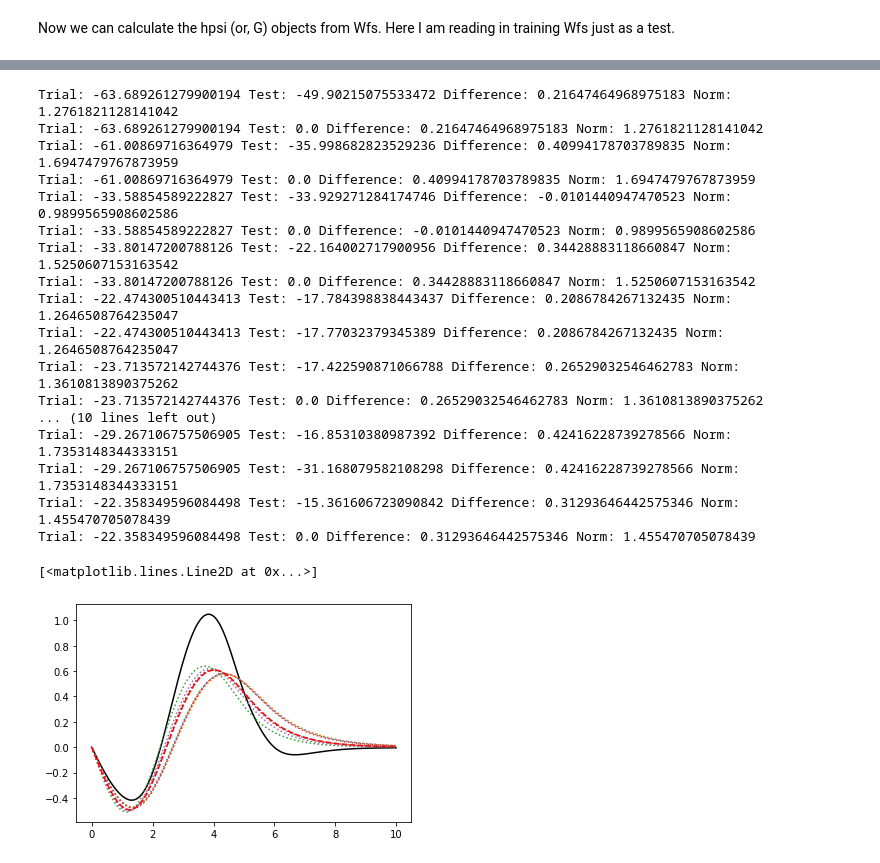
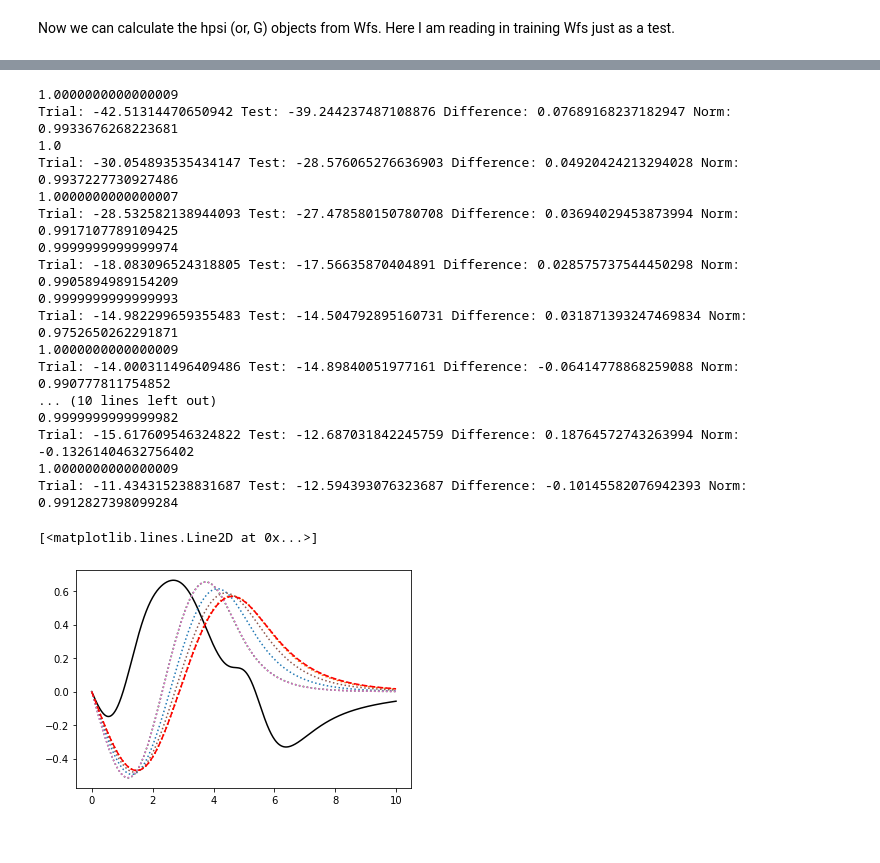
Before and after one commit to ascsn/nuclear-dimensionality-reduction-book, a Jupyter notebook: EC/GalerkinEC.ipynb, the cells around one changed output, grey strips where cells are left out. Drawn from its saved outputs; the diff is of its cells as text; code cells hidden in the pictures.

Commit message:
multiple params working

```diff
--- a/EC/GalerkinEC.ipynb
+++ b/EC/GalerkinEC.ipynb
@@ -444,13 +516,13 @@ The inputs, outputs, and WFs are copied to a results folder (this can be changed
 
 default_params = {"t0":-2483.45,"x0":0.77600,"t1":484.2300,"x1":-0.31700,"t2":-556.6900,"x2":-1.0,"t3":13757.0,"x3":1.2630,"w0":125.0,"sig":6.0}
 params = [\
-          {"t0":-2263.45,"x0":0.77600,"t1":484.2300,"x1":-0.31700,"t2":-556.6900,"x2":-1.0,"t3":12757.0,"x3":1.2630,"w0":125.0,"sig":6.0},\
-          {"t0":-2383.45,"x0":0.77600,"t1":484.2300,"x1":-0.31700,"t2":-556.6900,"x2":-1.0,"t3":13757.0,"x3":1.2630,"w0":125.0,"sig":6.0},\
-          {"t0":-2523.45,"x0":0.77600,"t1":484.2300,"x1":-0.31700,"t2":-556.6900,"x2":-1.0,"t3":13257.0,"x3":1.2630,"w0":125.0,"sig":6.0},\
-          {"t0":-2523.45,"x0":0.77600,"t1":484.2300,"x1":-0.31700,"t2":-556.6900,"x2":-1.0,"t3":14757.0,"x3":1.2630,"w0":125.0,"sig":6.0},\
-          {"t0":-2583.45,"x0":0.77600,"t1":484.2300,"x1":-0.31700,"t2":-556.6900,"x2":-1.0,"t3":14157.0,"x3":1.2630,"w0":125.0,"sig":6.0},\
-          {"t0":-2443.45,"x0":0.77600,"t1":484.2300,"x1":-0.31700,"t2":-556.6900,"x2":-1.0,"t3":13357.0,"x3":1.2630,"w0":125.0,"sig":6.0},\
           {"t0":-2483.45,"x0":0.77600,"t1":484.2300,"x1":-0.31700,"t2":-556.6900,"x2":-1.0,"t3":13757.0,"x3":1.2630,"w0":125.0,"sig":6.0},\
+          {"t0":-2383.45,"x0":0.77600,"t1":514.2300,"x1":-0.31700,"t2":-556.6900,"x2":-1.0,"t3":13757.0,"x3":1.2630,"w0":125.0,"sig":6.0},\
+          {"t0":-2583.45,"x0":0.77600,"t1":454.2300,"x1":-0.31700,"t2":-556.6900,"x2":-1.0,"t3":13757.0,"x3":1.2630,"w0":125.0,"sig":6.0},\
+          {"t0":-2383.45,"x0":0.77600,"t1":484.2300,"x1":-0.31700,"t2":-556.6900,"x2":-1.0,"t3":13957.0,"x3":1.2630,"w0":125.0,"sig":6.0},\
+          {"t0":-2583.45,"x0":0.77600,"t1":484.2300,"x1":-0.31700,"t2":-556.6900,"x2":-1.0,"t3":13557.0,"x3":1.2630,"w0":125.0,"sig":6.0},\
+          {"t0":-2383.45,"x0":0.77600,"t1":484.2300,"x1":-0.31700,"t2":-556.6900,"x2":-1.0,"t3":13557.0,"x3":1.2630,"w0":125.0,"sig":6.0},\
+          {"t0":-2583.45,"x0":0.77600,"t1":484.2300,"x1":-0.31700,"t2":-556.6900,"x2":-1.0,"t3":13557.0,"x3":1.2630,"w0":125.0,"sig":6.0},\
          ]
 
 errors = []
@@ -551,17 +633,20 @@ print("Training with {} WFs, each one with {} total states".format(train_num,sum
 ak = np.zeros((train_num,sum(levels)))
 lam = np.zeros((sum(levels)))
 coeffs = np.zeros((train_num*sum(levels) + sum(levels)))
-coeffs[0:train_num*sum(levels)] = 0.5
+coeffs[0:train_num*sum(levels)] = 0.1
 coeffs[train_num*sum(levels):] = 25.0
 #coeffs = sol.x
 
-test_params = {"t0":-2471.45,"x0":0.77600,"t1":484.2300,"x1":-0.31700,"t2":-556.6900,"x2":-1.0,"t3":13654.0,"x3":1.2630,"w0":125.0,"sig":6.0}
+test_params = {"t0":-2392.45,"x0":0.77600,"t1":456.2300,"x1":-0.31700,"t2":-556.6900,"x2":-1.0,"t3":13629.0,"x3":1.2630,"w0":125.0,"sig":6.0}
 #galerkin(coeffs,wfs,states,levels,test_params)
 
-hybr_dict = {'col_deriv': 0, 'xtol': 1.49012e-8, 'maxfev': 500, 'band': None, 'eps': None, 'factor': 100, 'diag': None}
-sol = optimize.root(galerkin, coeffs, args=(train_wfs,states,levels,default_params), method='hybr', options=hybr_dict)
+hybr_dict = {'col_deriv': 0, 'xtol': 1.49012e-20, 'ftol': 1.49012e-12,'maxfev': 15000, 'band': None, 'eps': None, 'factor': 1, 'diag': None}
+#sol = optimize.root(galerkin, coeffs, args=(train_wfs,states,levels,test_params), method='df-sane',options={"maxfev":1000,"disp":True})#, options=hybr_dict)
+#sol = optimize.root(galerkin, coeffs, args=(train_wfs,sortstates,levels,test_params), method='krylov',options={"maxiter":300,"disp":True})#, options=hybr_dict)
+#sol = optimize.root(galerkin, coeffs, args=(train_wfs,states,levels,test_params), method='lm',options={"maxiter":400})#, options=hybr_dict)
+sol = optimize.root(galerkin, coeffs, args=(train_wfs,sortstates,levels,test_params), method='hybr', options=hybr_dict)
 print(sol.x)
-print(galerkin(sol.x,train_wfs,states,levels,test_params))
+print(galerkin(sol.x,train_wfs,sortstates,levels,test_params))
 print("Total time took: {}".format(time.time()-start_time))
 # %% [output]
 Training with 7 WFs, each one with 13 total states
@@ -588,14 +684,13 @@ with cwd('../HF/'):
     errors.append(run_HF("test",0))
 # %%
 # Make trial WF and hpsi with solved coeffs
-trial_wf = make_wf(sol.x,train_wfs,states,levels)
+trial_wf = make_wf(sol.x,train_wfs,sortstates,levels)
 trial_hpsi = get_hpsi(test_params,h,nbox,lmax,nmax,sortstates,sortenergies,trial_wf)
-
 # Read in the cheated test
 restartfile = '../HF/results/wf_numpy.bin.test'
 h,nbox,lmax,nmax,sorts,sorte,test_wf = read_wfs(restartfile)
 test_hpsi = get_hpsi(test_params,h,nbox,lmax,nmax,sorts,sorte,test_wf)
-test_hpsi_2 = compute_hpsi(test_params,h,nbox,lmax,nmax,sortstates,sortenergies,wf)
+#test_hpsi_2 = compute_hpsi(test_params,h,nbox,lmax,nmax,sortstates,sortenergies,test_wf)
 
 for isospin in range(2):
         for j in range(levels[isospin]):
@@ -603,43 +698,43 @@ for isospin in range(2):
             i_l = sortstates[isospin,1,j]
             i_n = sortstates[isospin,0,j]-1
             norm = np.dot(h*test_wf[isospin,i_s,i_l,i_n,:],trial_wf[isospin,i_s,i_l,i_n,:])
+            print(h*np.dot(test_wf[isospin,i_s,i_l,i_n,:],test_wf[isospin,i_s,i_l,i_n,:]))
             trial_sp = np.dot(-h*trial_hpsi[isospin,i_s,i_l,i_n,:],trial_wf[isospin,i_s,i_l,i_n,:])
             test_sp = np.dot(-h*test_hpsi[isospin,i_s,i_l,i_n,:],test_wf[isospin,i_s,i_l,i_n,:])
-            test_sp_2 = np.dot(-h*test_hpsi_2[isospin,i_s,i_l,i_n,:],test_wf[isospin,i_s,i_l,i_n,:])
+            #test_sp_2 = np.dot(-h*test_hpsi_2[isospin,i_s,i_l,i_n,:],test_wf[isospin,i_s,i_l,i_n,:])
             print("Trial: {trial} Test: {test} Difference: {diff} Norm: {norm}".format(trial=trial_sp,test=test_sp,diff=(trial_sp-test_sp)/trial_sp,norm=norm))
-            print("Trial: {trial} Test: {test} Difference: {diff} Norm: {norm}".format(trial=trial_sp,test=test_sp_2,diff=(trial_sp-test_sp)/trial_sp,norm=norm))
 # %% [output]
-Trial: -63.689261279900194 Test: -49.90215075533472 Difference: 0.21647464968975183 Norm: 1.2761821128141042
-Trial: -63.689261279900194 Test: 0.0 Difference: 0.21647464968975183 Norm: 1.2761821128141042
-Trial: -61.00869716364979 Test: -35.998682823529236 Difference: 0.40994178703789835 Norm: 1.6947479767873959
-Trial: -61.00869716364979 Test: 0.0 Difference: 0.40994178703789835 Norm: 1.6947479767873959
-Trial: -33.58854589222827 Test: -33.929271284174746 Difference: -0.0101440947470523 Norm: 0.9899565908602586
-Trial: -33.58854589222827 Test: 0.0 Difference: -0.0101440947470523 Norm: 0.9899565908602586
-Trial: -33.80147200788126 Test: -22.164002717900956 Difference: 0.34428883118660847 Norm: 1.5250607153163542
-Trial: -33.80147200788126 Test: 0.0 Difference: 0.34428883118660847 Norm: 1.5250607153163542
-Trial: -22.474300510443413 Test: -17.784398838443437 Difference: 0.2086784267132435 Norm: 1.2646508764235047
-Trial: -22.474300510443413 Test: -17.77032379345389 Difference: 0.2086784267132435 Norm: 1.2646508764235047
-Trial: -23.713572142744376 Test: -17.422590871066788 Difference: 0.26529032546462783 Norm: 1.3610813890375262
-Trial: -23.713572142744376 Test: 0.0 Difference: 0.26529032546462783 Norm: 1.3610813890375262
+1.0000000000000009
+Trial: -42.51314470650942 Test: -39.244237487108876 Difference: 0.07689168237182947 Norm: 0.9933676268223681
+1.0
+Trial: -30.054893535434147 Test: -28.576065276636903 Difference: 0.04920424213294028 Norm: 0.9937227730927486
+1.0000000000000007
+Trial: -28.532582138944093 Test: -27.478580150780708 Difference: 0.03694029453873994 Norm: 0.9917107789109425
+0.9999999999999974
+Trial: -18.083096524318805 Test: -17.56635870404891 Difference: 0.028575737544450298 Norm: 0.9905894989154209
+0.9999999999999993
+Trial: -14.982299659355483 Test: -14.504792895160731 Difference: 0.031871393247469834 Norm: 0.9752650262291871
+1.0000000000000009
+Trial: -14.000311496409486 Test: -14.89840051977161 Difference: -0.06414778868259088 Norm: 0.990777811754852
 ... (10 lines left out)
-Trial: -29.267106757506905 Test: -16.85310380987392 Difference: 0.42416228739278566 Norm: 1.7353148344333151
-Trial: -29.267106757506905 Test: -31.168079582108298 Difference: 0.42416228739278566 Norm: 1.7353148344333151
-Trial: -22.358349596084498 Test: -15.361606723090842 Difference: 0.31293646442575346 Norm: 1.455470705078439
-Trial: -22.358349596084498 Test: 0.0 Difference: 0.31293646442575346 Norm: 1.455470705078439
+0.9999999999999982
+Trial: -15.617609546324822 Test: -12.687031842245759 Difference: 0.18764572743263994 Norm: -0.13261404632756402
+1.0000000000000009
+Trial: -11.434315238831687 Test: -12.594393076323687 Difference: -0.10145582076942393 Norm: 0.9912827398099284
 # %%
 fig = plt.figure()
 ax = plt.axes()
 
-isospin = 0
+isospin = 1
 i_s = 0
 i_l = 0
 i_n = 1
 
 x = np.linspace(0, 20, 2001)
 ax.plot(x[:1000],trial_wf[isospin,i_s,i_l,i_n,:1000],color='black')
 for i in range(len(train_wfs)):
     ax.plot(x[:1000],train_wfs[i][isospin,i_s,i_l,i_n,:1000],linestyle=":")
 ax.plot(x[:1000],test_wf[isospin,i_s,i_l,i_n,:1000],linestyle='--',color='red')
 # %% [output]
 [<matplotlib.lines.Line2D at 0x...>]
-[figure, old version]
+[figure, new version]
```
Also changed, not shown: parts of 5 cells of this notebook, 2 other files.
